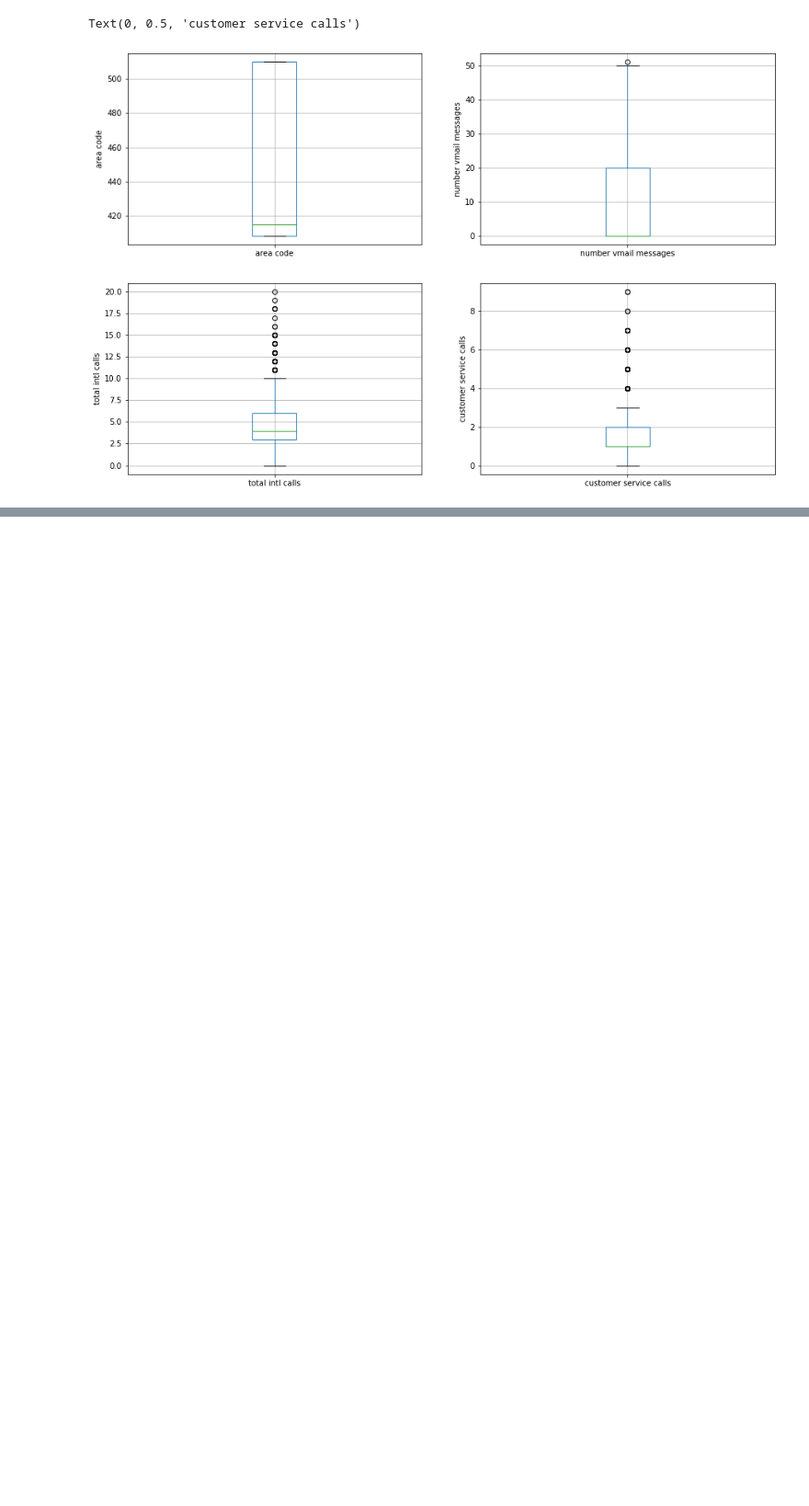
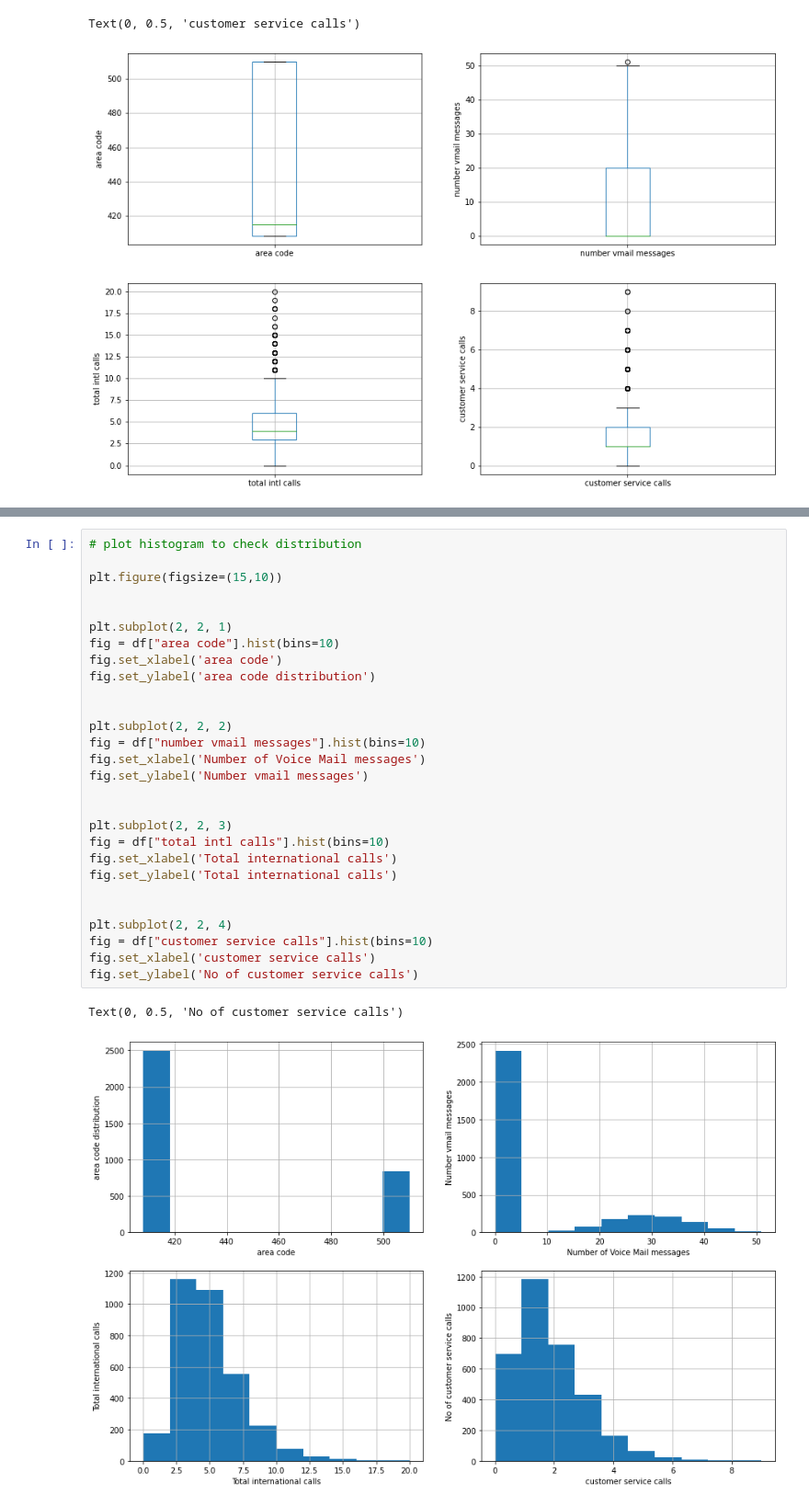
Before and after one commit to Collins-Opiyo/SyriaTelco_Collins_repo-, a Jupyter notebook: index.ipynb, the cells around one changed output, grey strips where cells are left out. Shown: that part at 92% size. Saved outputs shown, nothing was run; the diff lists cells and outputs as text; blank space fills up the shorter version.

Commit message:
histogram for the outliers variable are plotted to check whether the data is skewed or normally distributed

```diff
--- a/index.ipynb
+++ b/index.ipynb
@@ -801,0 +808,31 @@ Text(0, 0.5, 'customer service calls')
+# %%
+# plot histogram to check distribution
+
+plt.figure(figsize=(15,10))
+
+
+plt.subplot(2, 2, 1)
+fig = df["area code"].hist(bins=10)
+fig.set_xlabel('area code')
+fig.set_ylabel('area code distribution')
+
+
+plt.subplot(2, 2, 2)
+fig = df["number vmail messages"].hist(bins=10)
+fig.set_xlabel('Number of Voice Mail messages')
+fig.set_ylabel('Number vmail messages')
+
+
+plt.subplot(2, 2, 3)
+fig = df["total intl calls"].hist(bins=10)
+fig.set_xlabel('Total international calls')
+fig.set_ylabel('Total international calls')
+
+
+plt.subplot(2, 2, 4)
+fig = df["customer service calls"].hist(bins=10)
+fig.set_xlabel('customer service calls')
+fig.set_ylabel('No of customer service calls')
+# %% [output]
+Text(0, 0.5, 'No of customer service calls')
+[figure, added]
```
Also changed, not shown: parts of 2 cells of this notebook.
